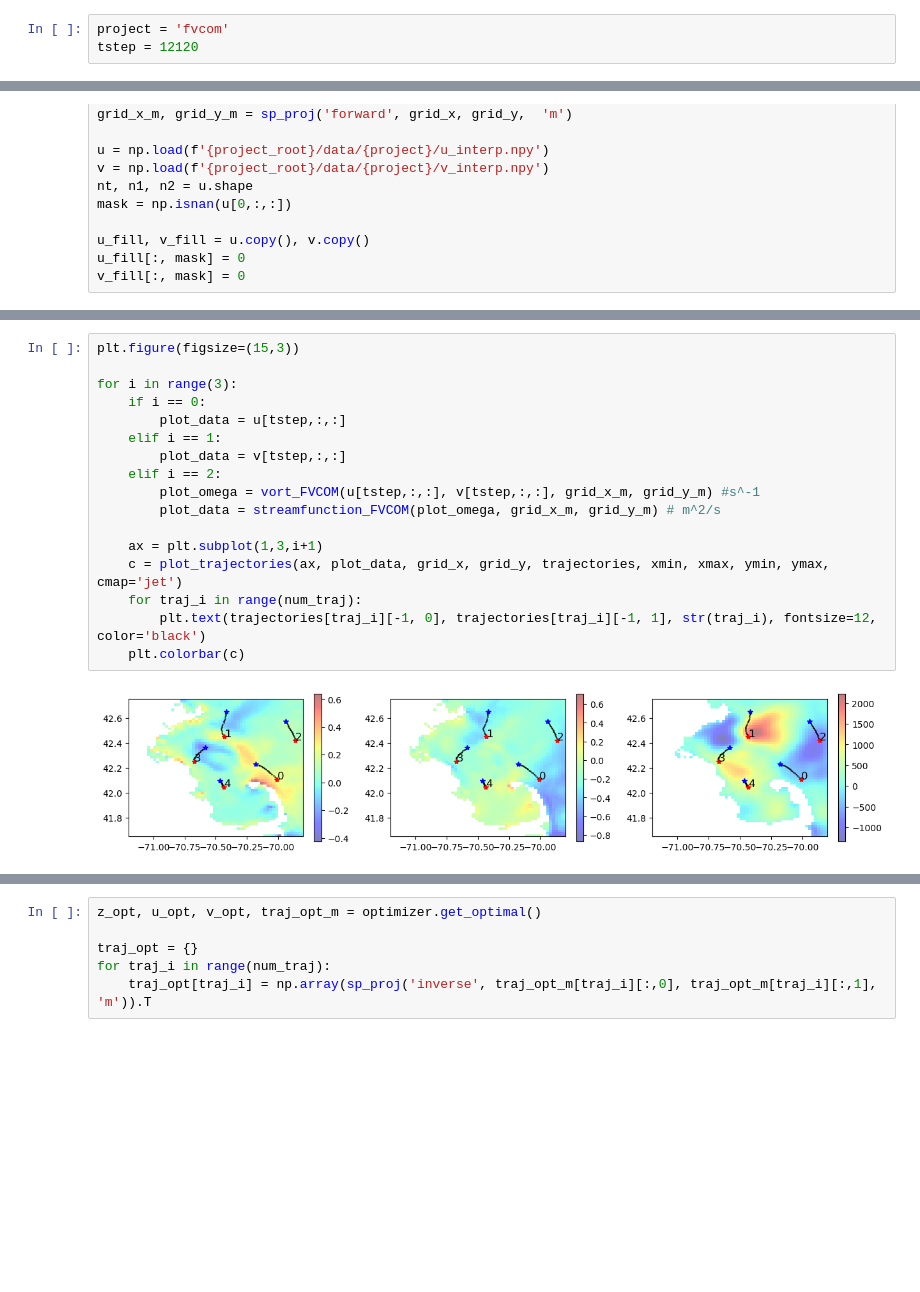
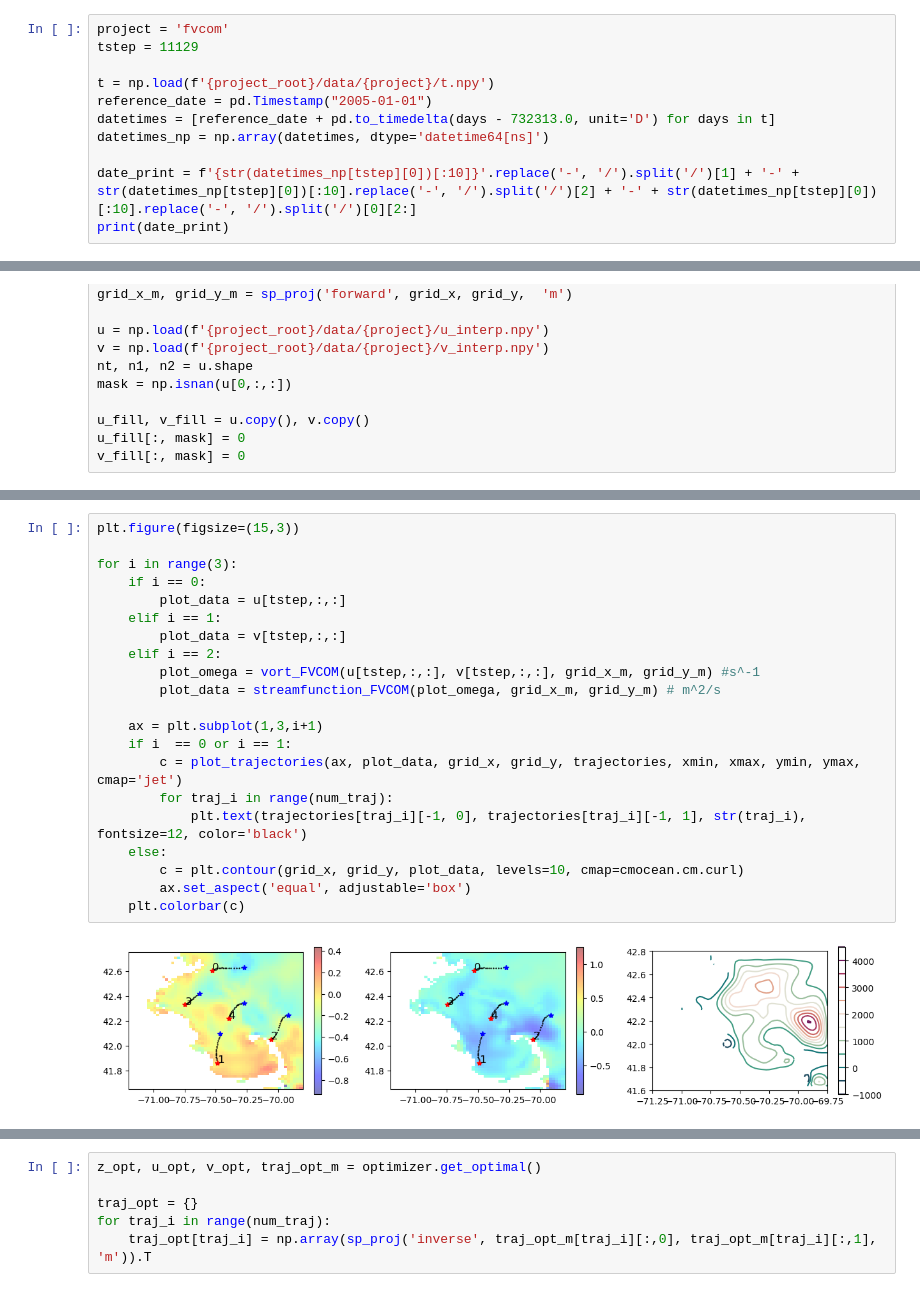
Before and after one commit to biancach/LDA_BO, a Jupyter notebook: examples/fvcom/bo/trajectory_optimization.ipynb, the cells around one changed output, grey strips where cells are left out. Cells and saved outputs as stored; diff of their text form; blank space fills up the shorter version.

```diff
--- a/examples/fvcom/bo/trajectory_optimization.ipynb
+++ b/examples/fvcom/bo/trajectory_optimization.ipynb
@@ -27,3 +33,11 @@ from src.utils import *
 # %%
 project = 'fvcom'
-tstep = 12120
+tstep = 11129
+
+t = np.load(f'{project_root}/data/{project}/t.npy')
+reference_date = pd.Timestamp("2005-01-01")
+datetimes = [reference_date + pd.to_timedelta(days - 732313.0, unit='D') for days in t]
+datetimes_np = np.array(datetimes, dtype='datetime64[ns]')
+
+date_print = f'{str(datetimes_np[tstep][0])[:10]}'.replace('-', '/').split('/')[1] + '-' + str(datetimes_np[tstep][0])[:10].replace('-', '/').split('/')[2] + '-' + str(datetimes_np[tstep][0])[:10].replace('-', '/').split('/')[0][2:]
+print(date_print)
@@ -86,20 +102,24 @@ for traj_i in range(num_traj):
 # %%
 plt.figure(figsize=(15,3))
 
 for i in range(3):
     if i == 0:
         plot_data = u[tstep,:,:]
     elif i == 1:
         plot_data = v[tstep,:,:]
     elif i == 2:
         plot_omega = vort_FVCOM(u[tstep,:,:], v[tstep,:,:], grid_x_m, grid_y_m) #s^-1
         plot_data = streamfunction_FVCOM(plot_omega, grid_x_m, grid_y_m) # m^2/s
 
     ax = plt.subplot(1,3,i+1)
-    c = plot_trajectories(ax, plot_data, grid_x, grid_y, trajectories, xmin, xmax, ymin, ymax, cmap='jet')
-    for traj_i in range(num_traj):
-        plt.text(trajectories[traj_i][-1, 0], trajectories[traj_i][-1, 1], str(traj_i), fontsize=12, color='black')
+    if i  == 0 or i == 1:
+        c = plot_trajectories(ax, plot_data, grid_x, grid_y, trajectories, xmin, xmax, ymin, ymax, cmap='jet')
+        for traj_i in range(num_traj):
+            plt.text(trajectories[traj_i][-1, 0], trajectories[traj_i][-1, 1], str(traj_i), fontsize=12, color='black')
+    else:
+        c = plt.contour(grid_x, grid_y, plot_data, levels=10, cmap=cmocean.cm.curl)
+        ax.set_aspect('equal', adjustable='box')
     plt.colorbar(c)
 # %% [output]
-[figure, old version]
+[figure, new version]
 # %%
```
Also changed, not shown: parts of 16 cells of this notebook, 6 other files.
